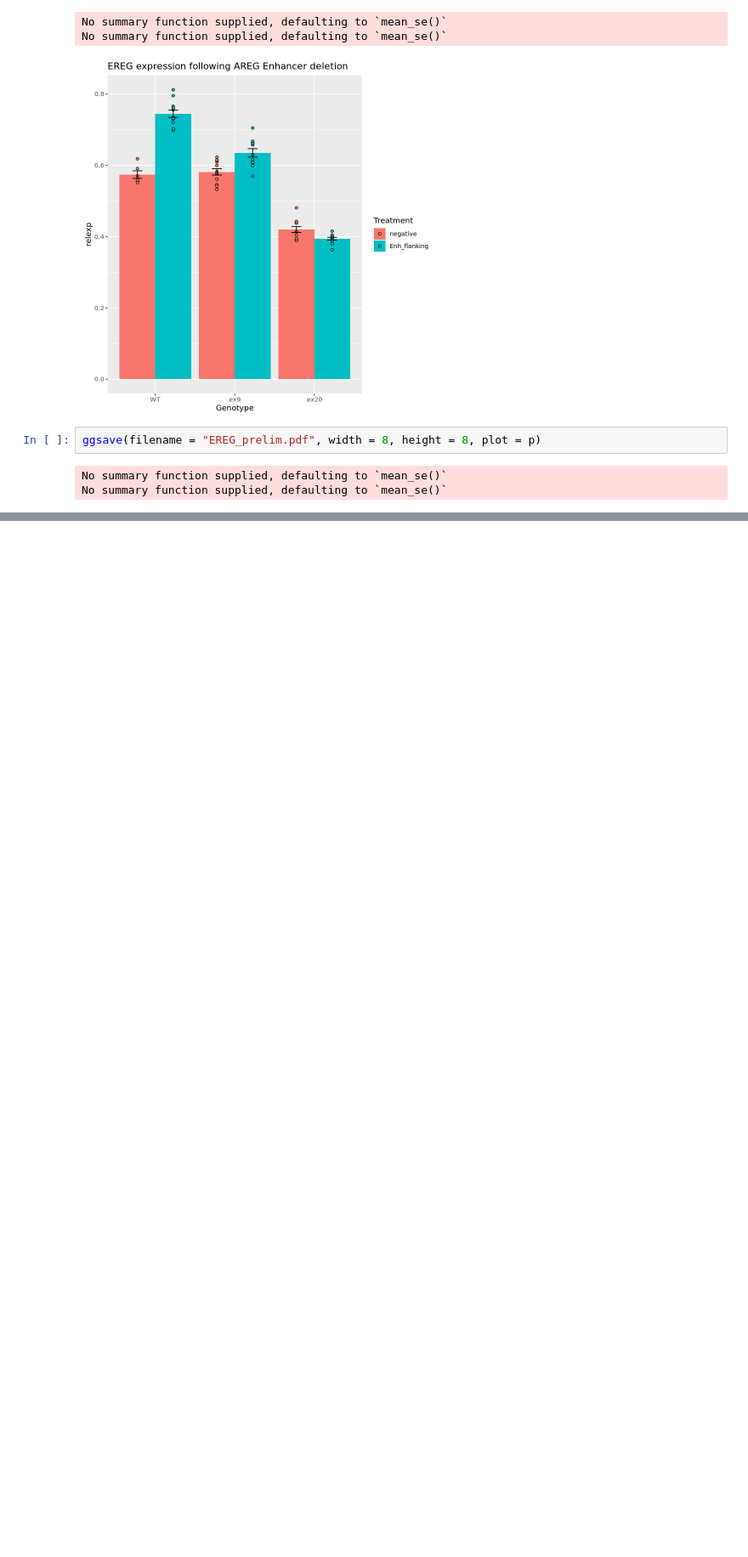
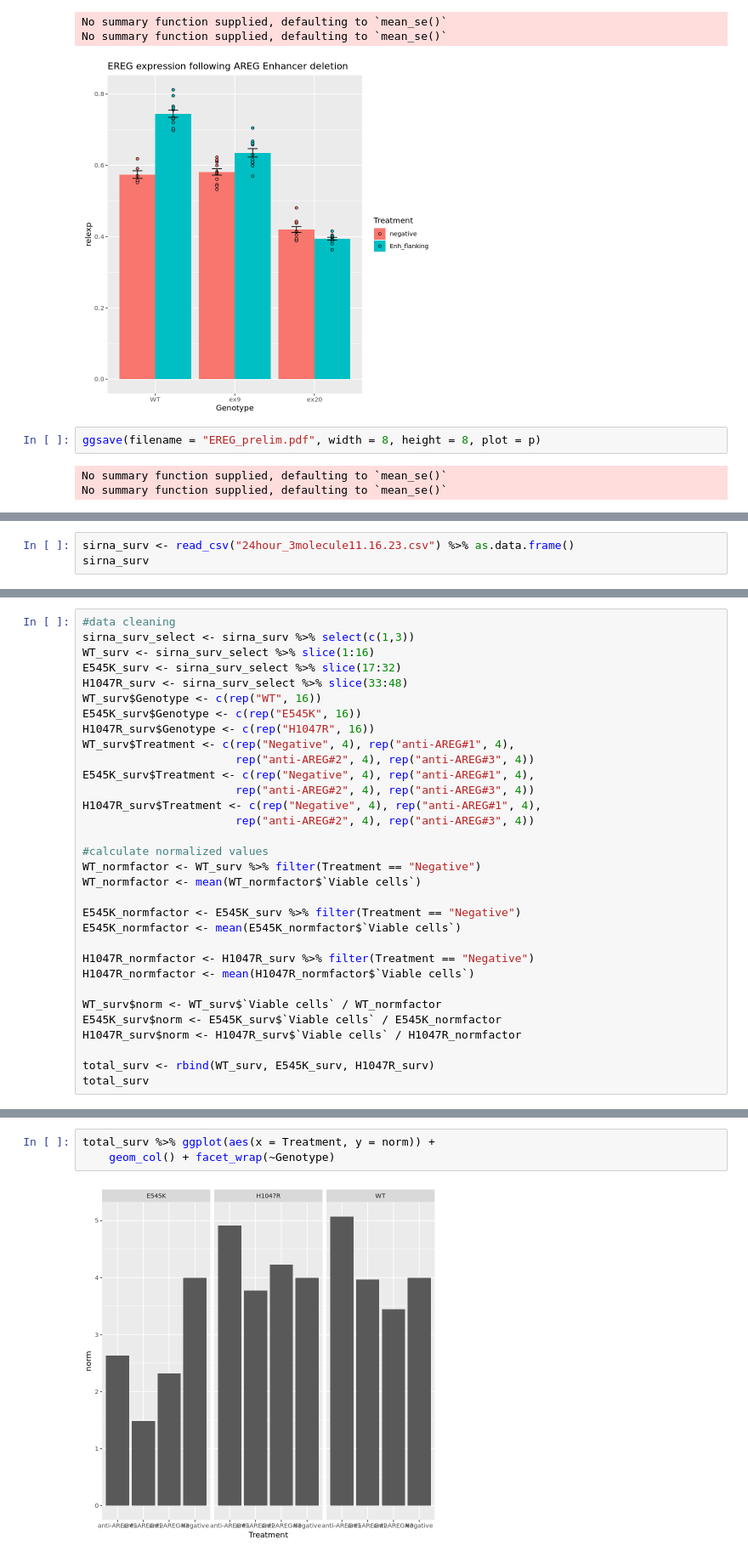
Before and after one commit to adamxmiranda/PIK3CA, a Jupyter notebook: Publication/Synthetic_Lethal_n_dCas_Assays.ipynb, the cells around one changed output, grey strips where cells are left out. Shown at 85% size. Cells and saved outputs as stored; diff of their text form; blank space fills up the shorter version.

```diff
--- a/Publication/Synthetic_Lethal_n_dCas_Assays.ipynb
+++ b/Publication/Synthetic_Lethal_n_dCas_Assays.ipynb
@@ -3176,0 +4948,3 @@ No summary function supplied, defaulting to `mean_se()`
+# %%
+sirna_surv <- read_csv("24hour_3molecule11.16.23.csv") %>% as.data.frame()
+sirna_surv
@@ -3176,0 +4980,32 @@ No summary function supplied, defaulting to `mean_se()`
+# %%
+#data cleaning
+sirna_surv_select <- sirna_surv %>% select(c(1,3))
+WT_surv <- sirna_surv_select %>% slice(1:16)
+E545K_surv <- sirna_surv_select %>% slice(17:32)
+H1047R_surv <- sirna_surv_select %>% slice(33:48)
+WT_surv$Genotype <- c(rep("WT", 16))
+E545K_surv$Genotype <- c(rep("E545K", 16))
+H1047R_surv$Genotype <- c(rep("H1047R", 16))
+WT_surv$Treatment <- c(rep("Negative", 4), rep("anti-AREG#1", 4),
+                       rep("anti-AREG#2", 4), rep("anti-AREG#3", 4))
+E545K_surv$Treatment <- c(rep("Negative", 4), rep("anti-AREG#1", 4),
+                       rep("anti-AREG#2", 4), rep("anti-AREG#3", 4))
+H1047R_surv$Treatment <- c(rep("Negative", 4), rep("anti-AREG#1", 4),
+                       rep("anti-AREG#2", 4), rep("anti-AREG#3", 4))
+
+#calculate normalized values
+WT_normfactor <- WT_surv %>% filter(Treatment == "Negative")
+WT_normfactor <- mean(WT_normfactor$`Viable cells`)
+
+E545K_normfactor <- E545K_surv %>% filter(Treatment == "Negative")
+E545K_normfactor <- mean(E545K_normfactor$`Viable cells`)
+
+H1047R_normfactor <- H1047R_surv %>% filter(Treatment == "Negative")
+H1047R_normfactor <- mean(H1047R_normfactor$`Viable cells`)
+
+WT_surv$norm <- WT_surv$`Viable cells` / WT_normfactor
+E545K_surv$norm <- E545K_surv$`Viable cells` / E545K_normfactor
+H1047R_surv$norm <- H1047R_surv$`Viable cells` / H1047R_normfactor
+
+total_surv <- rbind(WT_surv, E545K_surv, H1047R_surv)
+total_surv
@@ -3176,0 +5032,5 @@ No summary function supplied, defaulting to `mean_se()`
+# %%
+total_surv %>% ggplot(aes(x = Treatment, y = norm)) +
+    geom_col() + facet_wrap(~Genotype)
+# %% [output]
+[figure, added]
```
Also changed, not shown: parts of 129 cells of this notebook, 12 other files.
